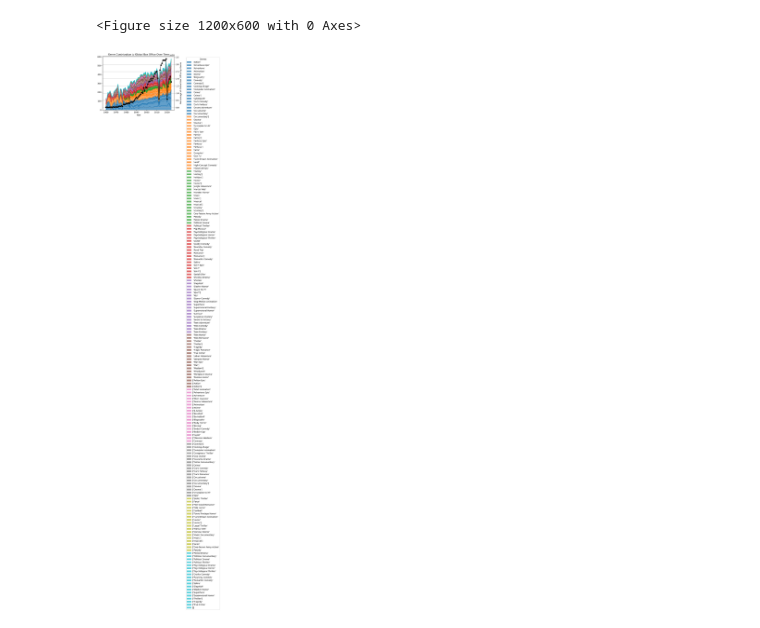
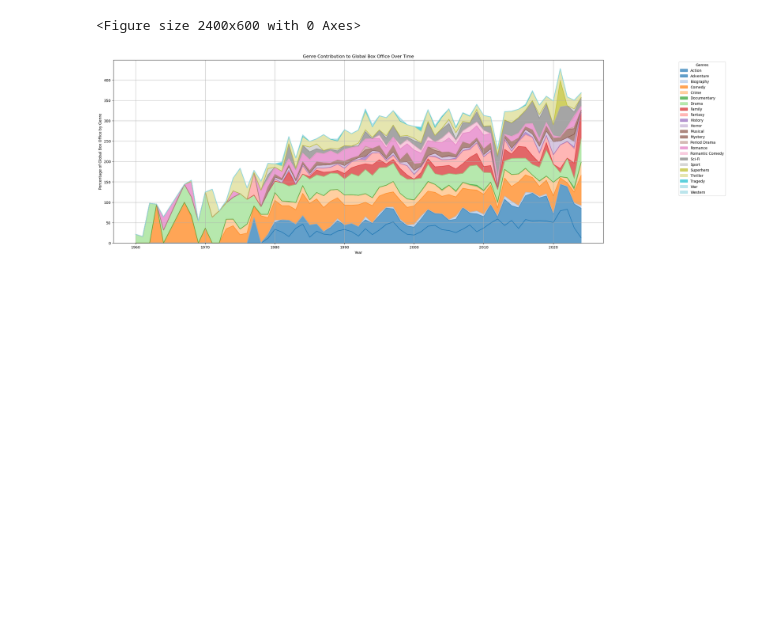
Before and after one commit to DaxKelson/aibootcampGroup3Project1, a Jupyter notebook: MovieProfitability.ipynb, the cells around one changed output. Drawn from its saved outputs; the diff is of its cells as text; code cells hidden in the pictures; blank space fills up the shorter version.

Commit message:
Updated the graph and removed extraneous genres

```diff
--- a/MovieProfitability.ipynb
+++ b/MovieProfitability.ipynb
@@ -78,10 +78,17 @@ imdb_all_years_df = imdb_all_years_df.dropna(subset=["grossWorldWide"])
 #imdb_exploded = imdb_all_years_df.explode("genres")  # Creates a new row for each genre
 
 # Ensure 'genres' is a string and split it into lists
-imdb_all_years_df["genres"] = imdb_all_years_df["genres"].astype(str).replace('[',"").replace(']',"").str.split(",")
+'''imdb_all_years_df["genres"] = imdb_all_years_df["genres"].astype(str).replace('[',"").replace(']',"").str.split(",")
+'''
+# Remove brackets and split manually, ensuring no extra spaces
+imdb_all_years_df["genres"] = imdb_all_years_df["genres"].astype(str)  # Ensure it's a string
+imdb_all_years_df["genres"] = imdb_all_years_df["genres"].str.replace("[", "").str.replace("]", "").str.replace("'", "")
+
+# Now split by comma and strip spaces
+imdb_all_years_df["genres"] = imdb_all_years_df["genres"].apply(lambda x: [g.strip().title() for g in x.split(",")])
+
 # Strip whitespace from each genre before exploding
 #imdb_all_years_df["genres"] = imdb_all_years_df["genres"].apply(lambda x: [g.strip() for g in x])
-
 # Now explode
 imdb_exploded = imdb_all_years_df.explode("genres")
 imdb_all_years_df["genres"].head()
@@ -132,27 +139,58 @@ print(genre_box_office.head())
+# %%
+# Count the number of movies per genre per year
+genre_counts = imdb_exploded.groupby(["Year", "genres"]).size().reset_index(name="movie_count")
+
+# Merge with genre revenue data
+genre_box_office = genre_box_office.merge(genre_counts, on=["Year", "genres"])
+
+# Filter out genres with fewer than 4 movies per year
+genre_box_office = genre_box_office[genre_box_office["movie_count"] >= 6]
 # %%
+# Filter out genres with fewer than 4 movies per year and genres that are not relevant or redundant
+genre_box_office = genre_box_office[genre_box_office["movie_count"] >= 6]
+genre_box_office = genre_box_office[genre_box_office["genres"] != "Animal Adventure"]
+genre_box_office = genre_box_office[genre_box_office["genres"] != "Buddy Comedy"]
+genre_box_office = genre_box_office[genre_box_office["genres"] != "Feel-Good Romance"]
+genre_box_office = genre_box_office[genre_box_office["genres"] != "Docudrama"]
+genre_box_office = genre_box_office[genre_box_office["genres"] != "Political Thriller"]
+genre_box_office = genre_box_office[genre_box_office["genres"] != "News"]
+genre_box_office = genre_box_office[genre_box_office["genres"] != "Slapstick"]
+genre_box_office = genre_box_office[genre_box_office["genres"] != "Slasher Horror"]
+genre_box_office = genre_box_office[genre_box_office["genres"] != "Space Sci-Fi"]
+genre_box_office = genre_box_office[genre_box_office["genres"] != "Supernatural Horror"]
+genre_box_office = genre_box_office[genre_box_office["genres"] != "Teen Comedy"]
+genre_box_office = genre_box_office[genre_box_office["genres"] != "Teen Drama"]
+genre_box_office = genre_box_office[genre_box_office["genres"] != "Teen Horror"]
+genre_box_office = genre_box_office[genre_box_office["genres"] != "Coming-Of-Age"]
+genre_box_office = genre_box_office[genre_box_office["genres"] != "Dark Comedy"]
+genre_box_office = genre_box_office[genre_box_office["genres"] != "Music"]
+genre_box_office = genre_box_office[genre_box_office["genres"] != "Satire"]
+genre_box_office = genre_box_office[genre_box_office["genres"] != "Parody"]
+genre_box_office = genre_box_office[genre_box_office["genres"] != "Psychological Thriller"]
+genre_box_office = genre_box_office[genre_box_office["genres"] != "Psychological Drama"]
+genre_box_office = genre_box_office[genre_box_office["genres"] != "Animation"]
 # Pivot the data for stacked area chart
 pivot_genre = genre_box_office.pivot(index="Year", columns="genres", values="percent_of_total").fillna(0)
 
 # Plot the stacked area chart
-plt.figure(figsize=(12, 6))
-pivot_genre.plot(kind="area", stacked=True, colormap="tab10", alpha=0.7)
+plt.figure(figsize=(24, 6))
+pivot_genre.plot(kind="area", stacked=True, colormap="tab20", alpha=0.7, figsize=(24, 9))
 
 # Move the legend further to the right
 plt.legend(loc="upper left", bbox_to_anchor=(1.15, 1), title="Genres")
 
-# Twin plot for total box office revenue
-plt.twinx()
-plt.plot(total_box_office_by_year["Year"], total_box_office_by_year["grossWorldWide"],
-         marker="o", linestyle="-", color="black", label="Total Global Box Office")
+# # Twin plot for total box office revenue
+# plt.twinx()
+# plt.plot(total_box_office_by_year["Year"], total_box_office_by_year["grossWorldWide"],
+#          marker="o", linestyle="-", color="black", label="Total Global Box Office")
 
 # Labels and title
 plt.xlabel("Year")
 plt.ylabel("Percentage of Global Box Office by Genre")
 plt.title("Genre Contribution to Global Box Office Over Time")
 plt.grid(True)
-#small edit
 # Show the plot
 plt.show()
 # %% [output]
-<Figure size 1200x600 with 0 Axes>
+<Figure size 2400x600 with 0 Axes>
-[figure, old version]
+[figure, new version]
```
Also changed, not shown: parts of 6 cells of this notebook.
